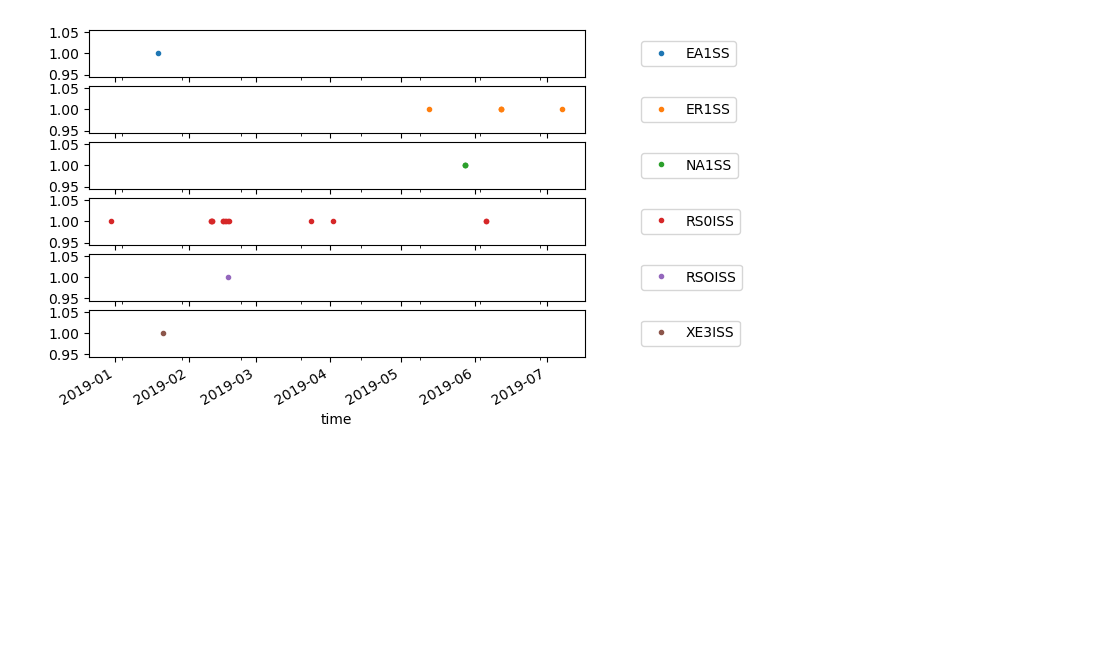
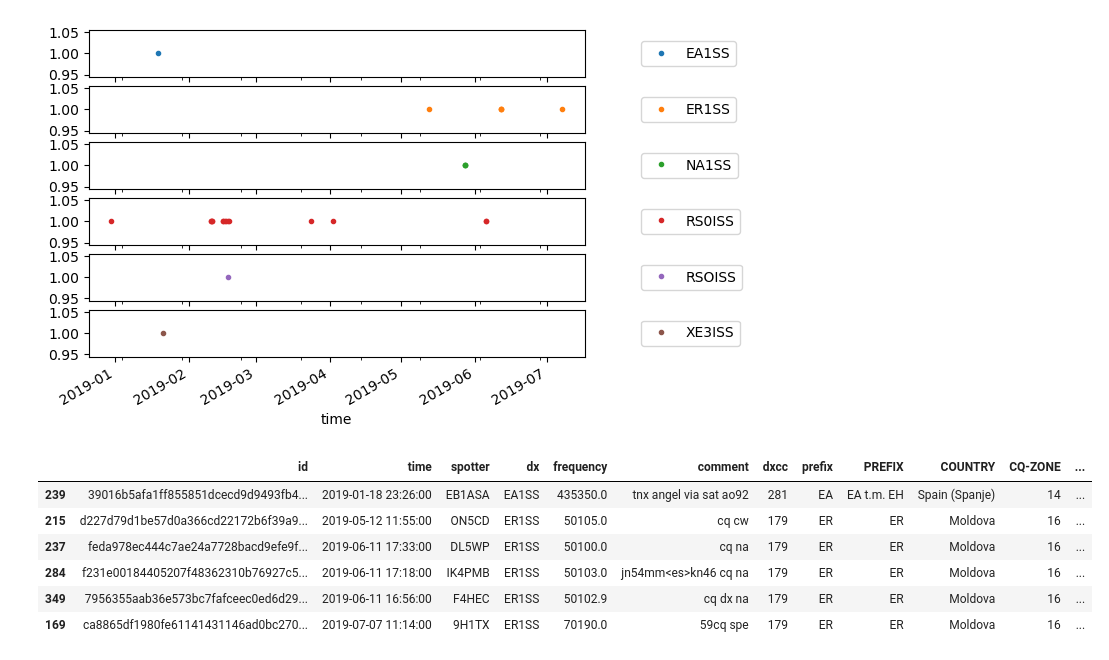
Before and after one commit to stelios-c/amateur_radio, a Jupyter notebook: dx_cluster.ipynb, the cells around one changed output. Drawn from its saved outputs; the diff is of its cells as text; code cells hidden in the pictures; blank space fills up the shorter version.

Commit message:
attempt join using prefix for ISS

```diff
--- a/dx_cluster.ipynb
+++ b/dx_cluster.ipynb
@@ -570,3 +550,21 @@ for plot in (concat_df
     plot.legend(loc='center left',bbox_to_anchor=(1.1, 0.5))
 # %% [output]
 [figure]
+# %%
+(concat_df
+ [ concat_df.dx.str.endswith("ISS")| concat_df.dx.str.endswith("1SS")]
+ .assign(prefix=lambda df: df.dx.str[0:2])
+ .merge(country_prefixes,left_on='prefix', right_index=True)
+ #.groupby(['time','dx'])
+ #.count()
+ #.spotter
+ #.unstack()
+)
+# %% [output]
+|  | id | time | spotter | dx | frequency | comment | dxcc | prefix | PREFIX | COUNTRY | CQ-ZONE | ... |
+| 239 | 39016b5afa1ff855851dcecd9d9493fb4... | 2019-01-18 23:26:00 | EB1ASA | EA1SS | 435350.0 | tnx angel via sat ao92 | 281 | EA | EA t.m. EH | Spain (Spanje) | 14 | ... |
+| 215 | d227d79d1be57d0a366cd22172b6f39a9... | 2019-05-12 11:55:00 | ON5CD | ER1SS | 50105.0 | cq cw | 179 | ER | ER | Moldova | 16 | ... |
+| 237 | feda978ec444c7ae24a7728bacd9efe9f... | 2019-06-11 17:33:00 | DL5WP | ER1SS | 50100.0 | cq na | 179 | ER | ER | Moldova | 16 | ... |
+| 284 | f231e00184405207f48362310b76927c5... | 2019-06-11 17:18:00 | IK4PMB | ER1SS | 50103.0 | jn54mm<es>kn46 cq na | 179 | ER | ER | Moldova | 16 | ... |
+| 349 | 7956355aab36e573bc7fafceec0ed6d29... | 2019-06-11 16:56:00 | F4HEC | ER1SS | 50102.9 | cq dx na | 179 | ER | ER | Moldova | 16 | ... |
+| 169 | ca8865df1980fe61141431146ad0bc270... | 2019-07-07 11:14:00 | 9H1TX | ER1SS | 70190.0 | 59cq spe | 179 | ER | ER | Moldova | 16 | ... |
```
Also changed, not shown: parts of 3 cells of this notebook.
